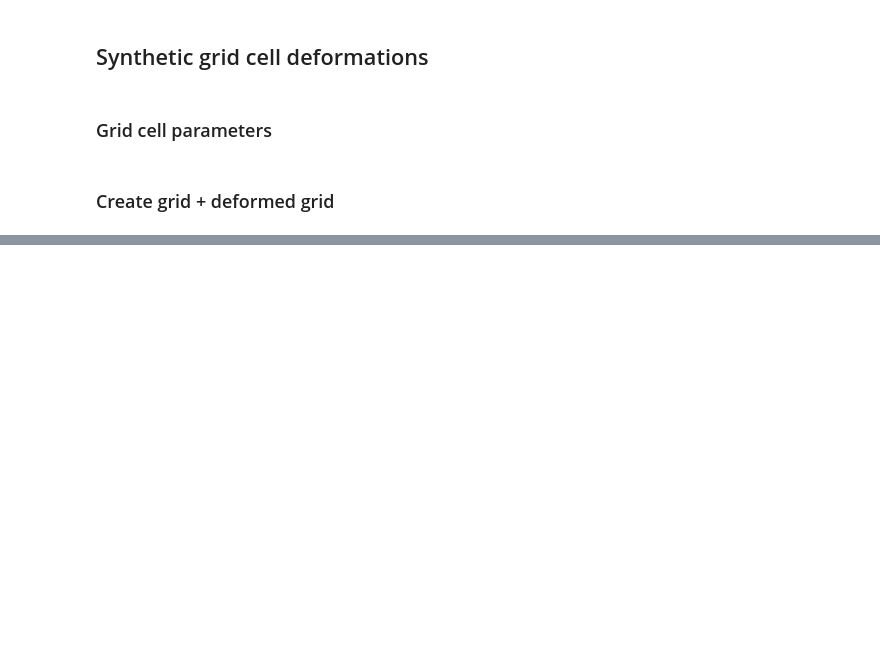
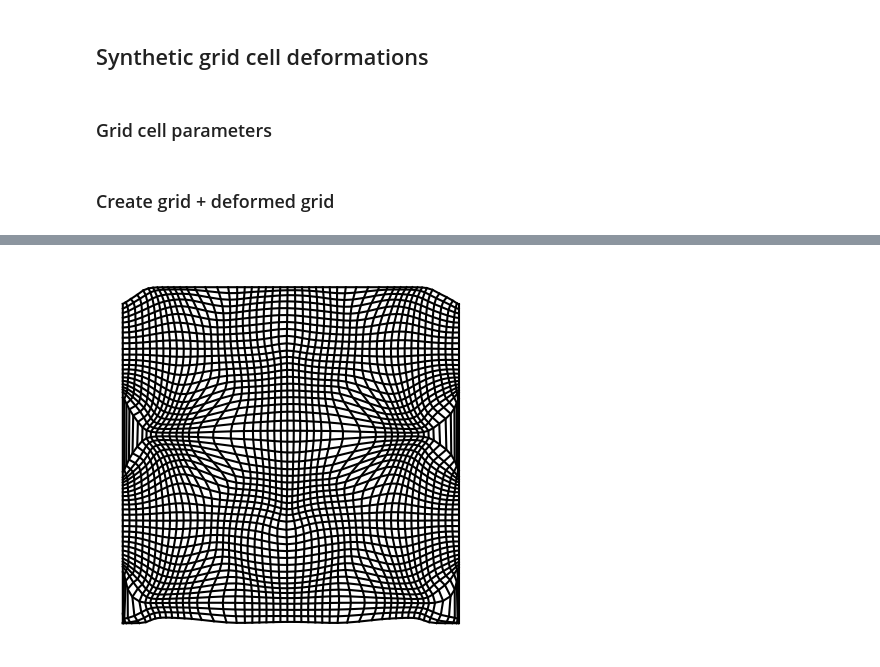
Before and after one commit to geometric-intelligence/neurometry, a Jupyter notebook: neuralgeom/neuralwarp/warp.ipynb, the cells around one changed output, grey strips where cells are left out. Cells and saved outputs as stored; diff of their text form; code cells hidden in the pictures; blank space fills up the shorter version.

```diff
--- a/neuralgeom/neuralwarp/warp.ipynb
+++ b/neuralgeom/neuralwarp/warp.ipynb
@@ -213,0 +216,7 @@ ModuleNotFoundError: No module named 'pyLDDMM.utils'
+# %%
+i0 = rate_maps[0]
+
+i1 = rate_maps_warped[0]
+# %%
+lddmm = pyLDDMM.LDDMM2D()
+im, v, energies, length, Phi0, Phi1, J0, J1 = lddmm.register(i0, i1, sigma=0.1, alpha=1, epsilon=0.0001, K=500)
@@ -213,0 +241,4 @@ ModuleNotFoundError: No module named 'pyLDDMM.utils'
+# %%
+plot = plot_warpgrid(Phi0[-1], interval=1)
+# %% [output]
+[figure, added]
```
Also changed, not shown: parts of 14 cells of this notebook, 25 other files.
